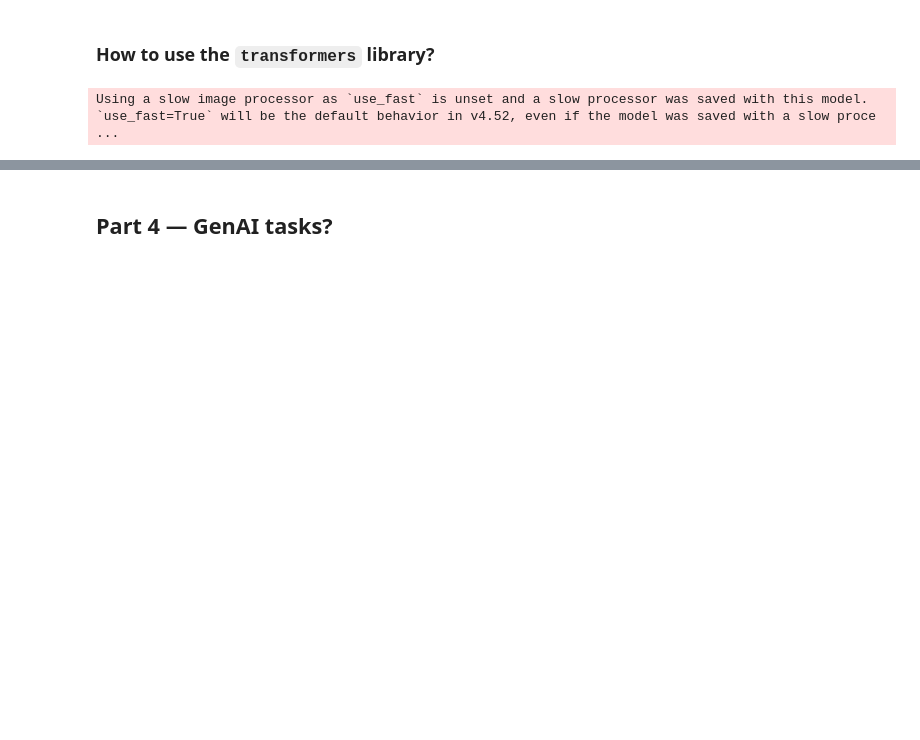
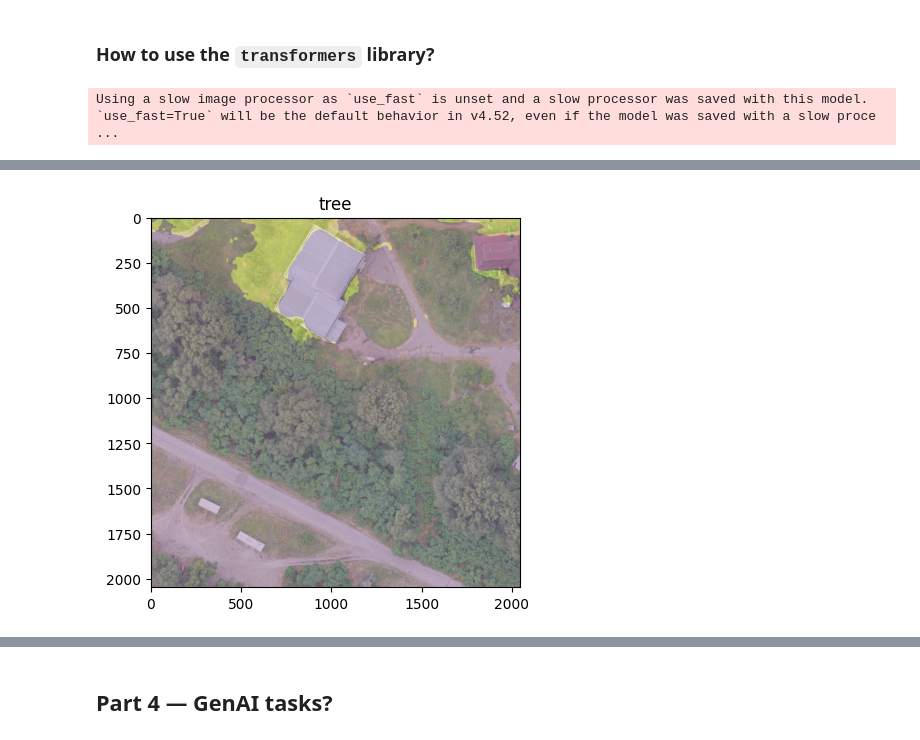
Before and after one commit to audiracmichelle/huggingface_workshop, a Jupyter notebook: huggingface_workshop.ipynb, the cells around one changed output, grey strips where cells are left out. Drawn from its saved outputs; the diff is of its cells as text; code cells hidden in the pictures; blank space fills up the shorter version.

```diff
--- a/huggingface_workshop.ipynb
+++ b/huggingface_workshop.ipynb
@@ -250,0 +295,10 @@ from transformers import pipeline
+# %%
+i = 3 #3,6,9
+mask = result[i]["mask"]
+
+plt.imshow(mask, alpha=0.5)
+plt.imshow(image, alpha = 0.5)
+plt.title(result[i]["label"])
+plt.show()
+# %% [output]
+[figure, added]
```
Also changed, not shown: parts of 12 cells of this notebook.
